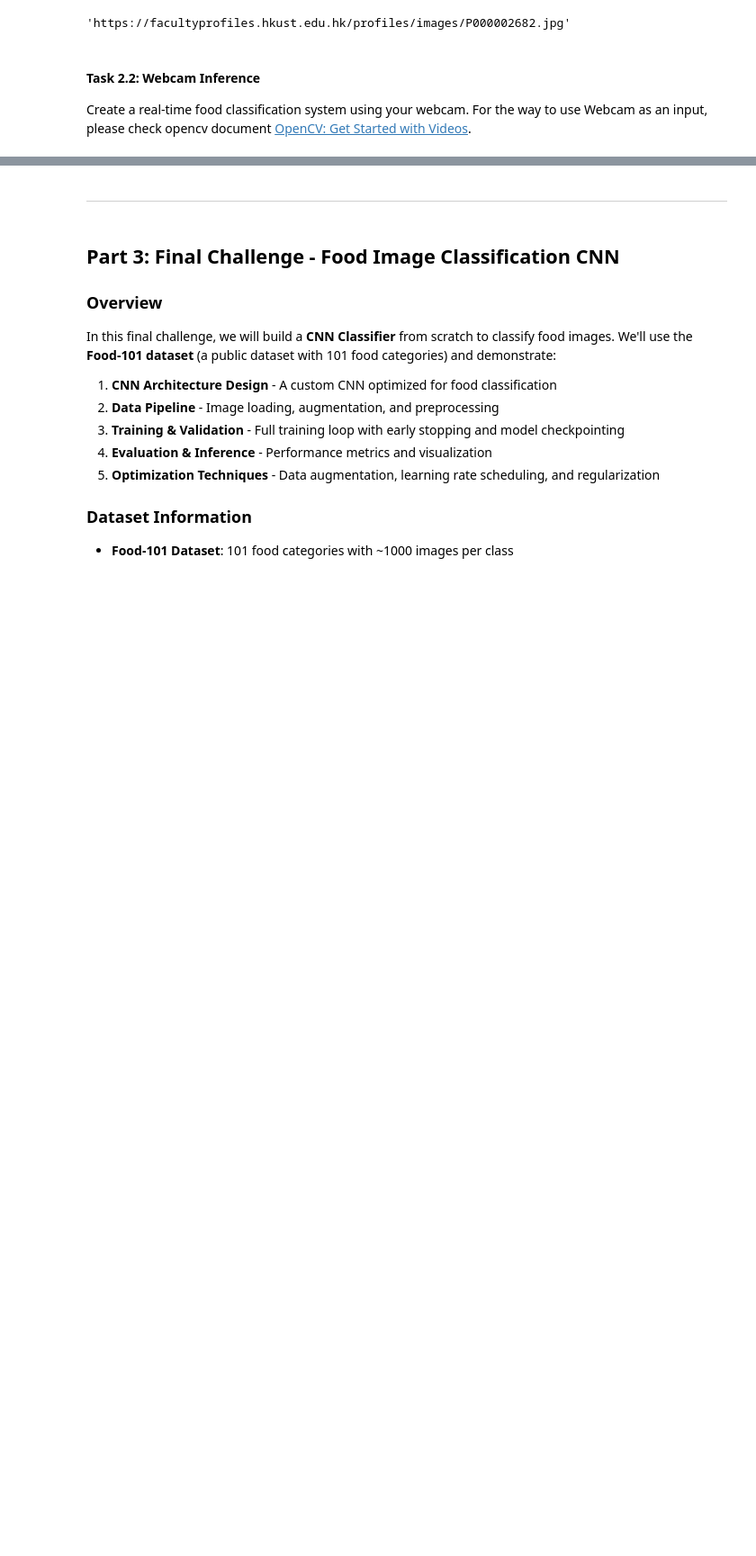
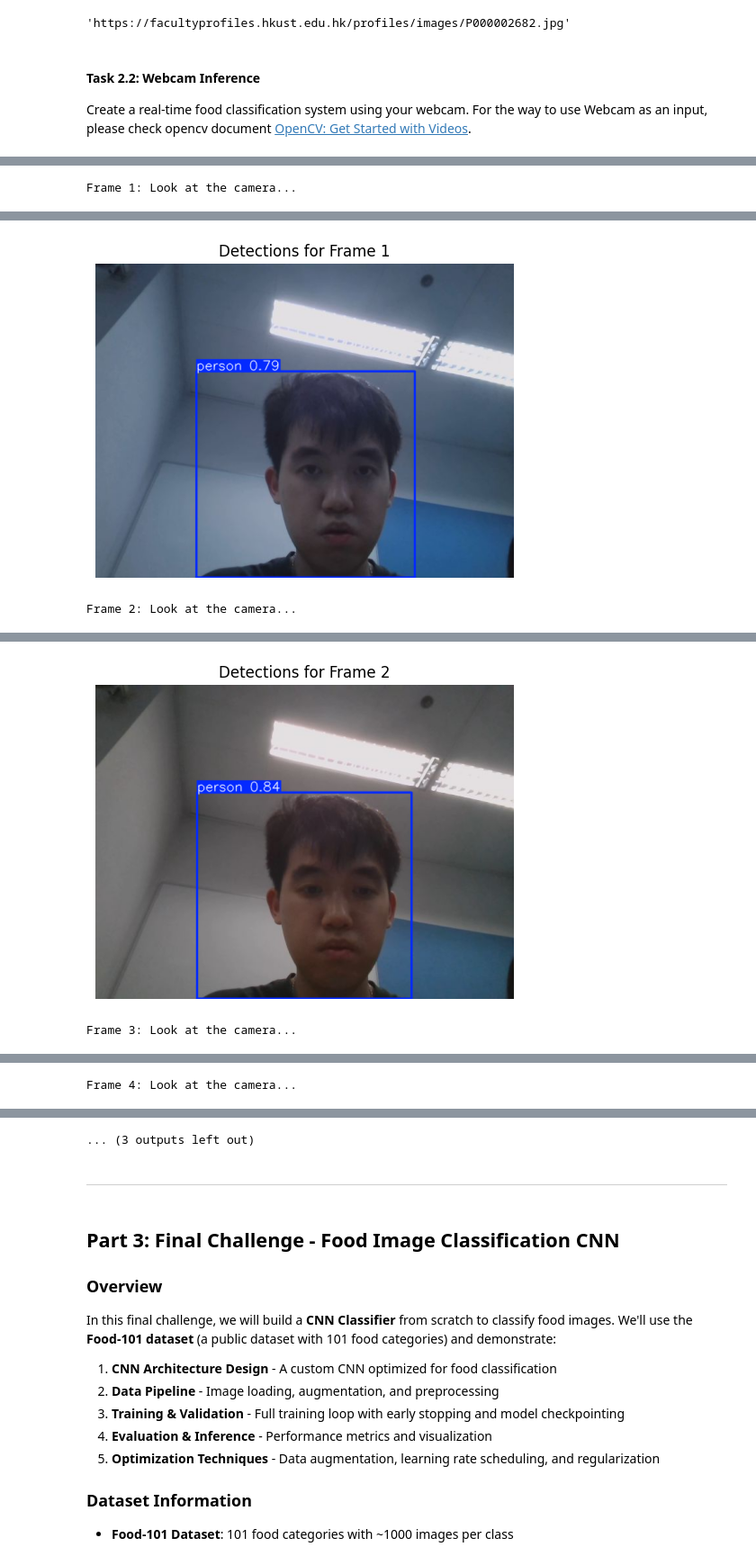
Before and after one commit to samuel-hg/ISDN3000C_Lab08_template, a Jupyter notebook: Lab08.ipynb, the cells around one changed output, grey strips where cells are left out. Shown at 90% size. Drawn from its saved outputs; the diff is of its cells as text; code cells hidden in the pictures; blank space fills up the shorter version.

```diff
--- a/Lab08.ipynb
+++ b/Lab08.ipynb
@@ -829,0 +756,16 @@ WARNING ⚠️ 'source' is missing. Using 'source=/usr/local/lib/python3.12/dist
+# %%
+for i in range(5):  # capture 5 frames
+    print(f"\nFrame {i+1}: Look at the camera...")
+    img = js_video_stream()
+
+    results = yolo_model.predict(img, imgsz=640, conf=0.5, verbose=False)
+
+    res_plotted = results[0].plot()
+
+    plt.figure(figsize=(6,6))
+    plt.imshow(cv2.cvtColor(res_plotted, cv2.COLOR_BGR2RGB))
+    plt.axis('off')
+    plt.title(f"Detections for Frame {i+1}")
+    plt.show()
+# %% [output]
+Frame 1: Look at the camera...
@@ -829,0 +773,2 @@ WARNING ⚠️ 'source' is missing. Using 'source=/usr/local/lib/python3.12/dist
+[figure, added]
+Frame 2: Look at the camera...
@@ -829,0 +776,2 @@ WARNING ⚠️ 'source' is missing. Using 'source=/usr/local/lib/python3.12/dist
+[figure, added]
+Frame 3: Look at the camera...
@@ -829,0 +780 @@ WARNING ⚠️ 'source' is missing. Using 'source=/usr/local/lib/python3.12/dist
+Frame 4: Look at the camera...
@@ -830,3 +783,4 @@ WARNING ⚠️ 'source' is missing. Using 'source=/usr/local/lib/python3.12/dist
+... (3 outputs left out)
 # %% [markdown]
 ---
 # %% [markdown]
```
Also changed, not shown: parts of 8 cells of this notebook.
